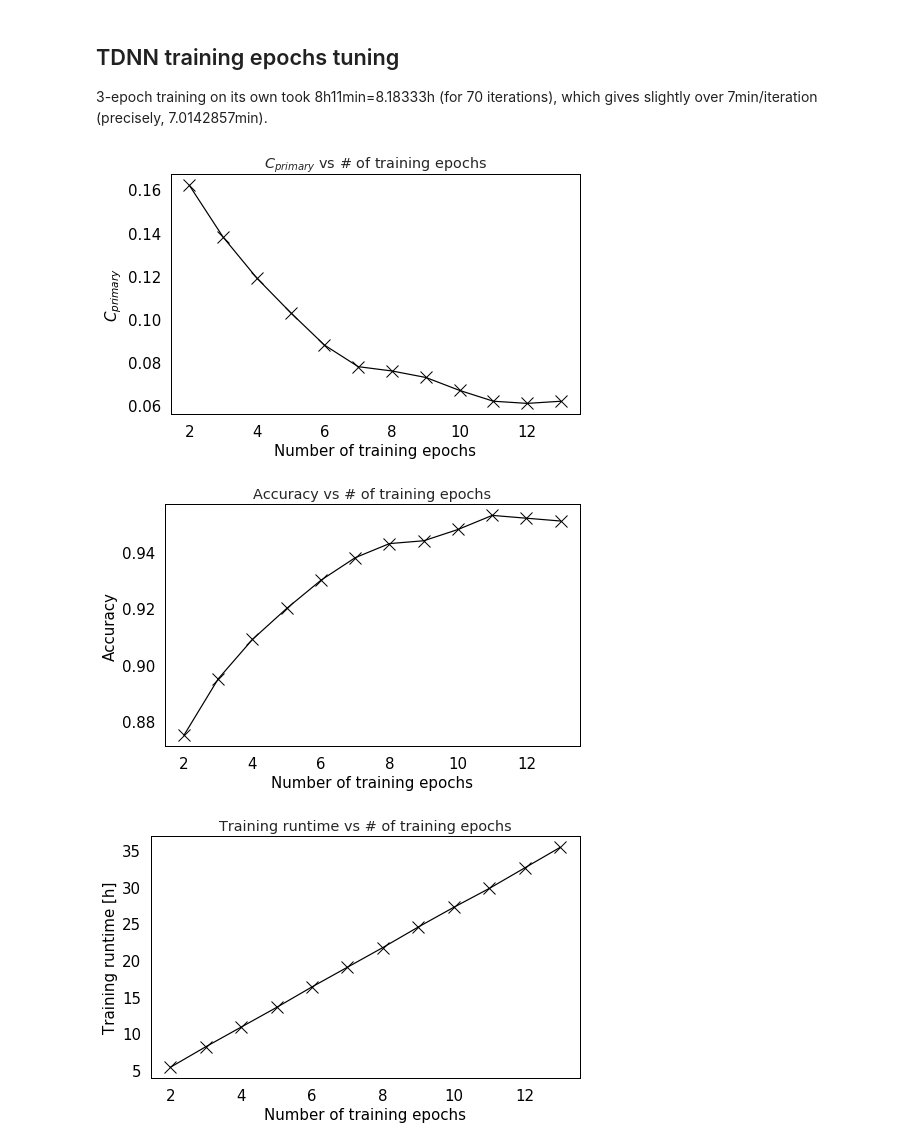
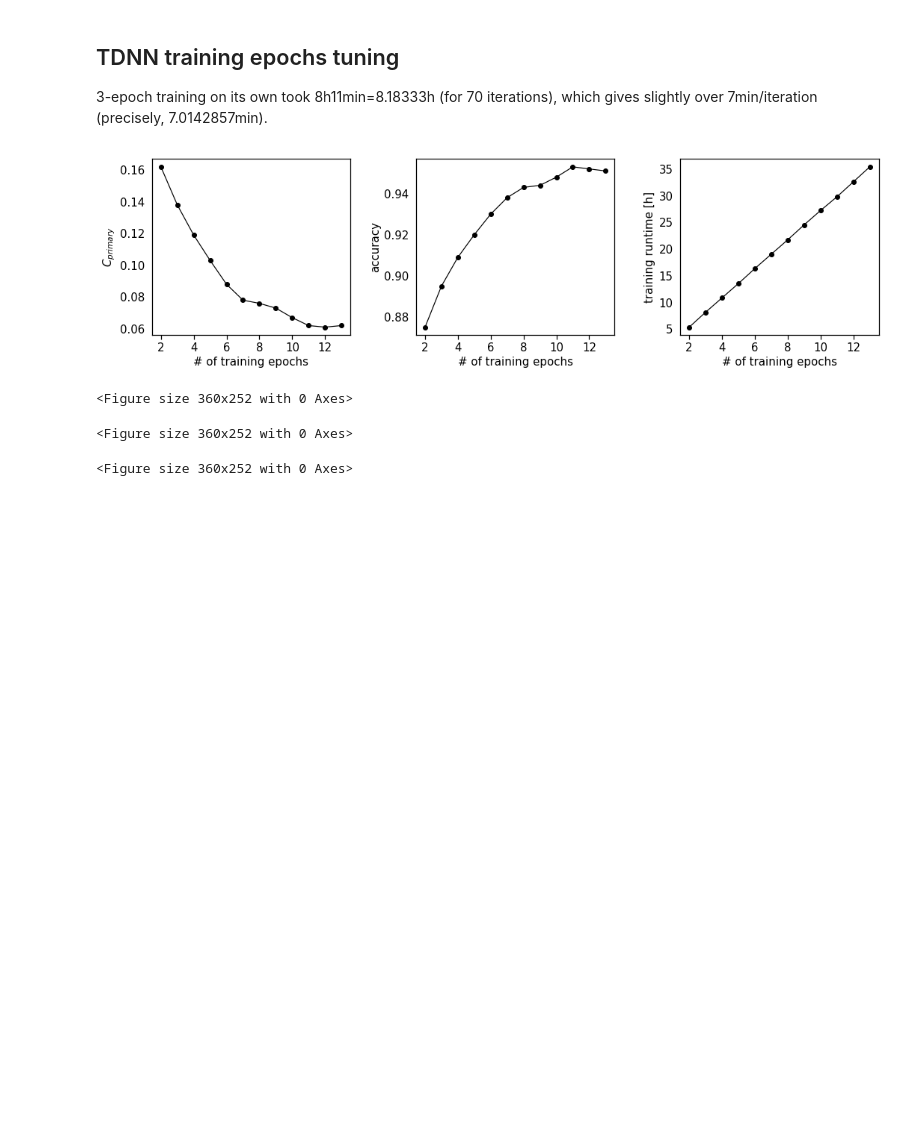
Before and after one commit to samsucik/prosodic-lid-globalphone-dissertation, a Jupyter notebook: graphing/Graphing.ipynb, the cells around one changed output. Cells and saved outputs as stored; diff of their text form; code cells hidden in the pictures; blank space fills up the shorter version.

```diff
--- a/graphing/Graphing.ipynb
+++ b/graphing/Graphing.ipynb
@@ -472,49 +546,57 @@ To recap: `normaliser=0.001, max-steps=200, mix-up=100`.
 # %%
 epochs_vals = list(range(2, 14))
 
 # epochs,acc,c_prim,num_iters
 file_path = "data/dnn-num-epochs-search.txt"
 stats = pd.read_csv(file_path)
+xlabel = "# of training epochs"
+fsize = (5, 3.5)
+xs = stats["epochs"].astype(np.int)
 
+fig, axes = plt.subplots(1, 3, figsize=(15, 4))
+
+ax = axes[0]
 data_line =[{
     "values": stats["c_prim"],
-    "xs": stats["epochs"],
+    "xs": xs,
     "label": None,
     "colour": "black",
-    "symbol": "x"
+    "symbol": "."
 }]
+graphing.plot_linear(data_line, x_label=xlabel, y_label="$C_{primary}$", ax=ax, int_ticklabels="x",
+                     legend_loc=0, figsize=fsize, ymin=None, ymax=None, use_legend=False,
+                     tight_layout=False, show_ticks="x")
 
-fig = graphing.plot_linear(data_line, x_label="Number of training epochs", y_label="$C_{primary}$",
-                legend_loc=0, figsize=(7, 4.5), ymin=None, ymax=None, use_legend=False,
-                title="$C_{primary}$ vs # of training epochs")
-graphing.save_fig(fig=fig, name="num-epochs_c-primary")
-
+ax = axes[1]
 data_line =[{
     "values": stats["acc"],
-    "xs": stats["epochs"],
+    "xs": xs,
     "label": None,
     "colour": "black",
-    "symbol": "x"
+    "symbol": "."
 }]
+graphing.plot_linear(data_line, x_label=xlabel, y_label="accuracy", ax=ax, int_ticklabels="x",
+                     legend_loc=0, figsize=fsize, ymin=None, ymax=None, use_legend=False, tight_layout=False,
+                     show_ticks="x")
 
-fig = graphing.plot_linear(data_line, x_label="Number of training epochs", y_label="Accuracy",
-                legend_loc=0, figsize=(7, 4.5), ymin=None, ymax=None, use_legend=False,
-                title="Accuracy vs # of training epochs")
-graphing.save_fig(fig=fig, name="num-epochs_accuracy")
-
+ax = axes[2]
 data_line =[{
     "values": stats["num_iters"]*7.0142857/60,
-    "xs": stats["epochs"],
+    "xs": xs,
     "label": None,
     "colour": "black",
-    "symbol": "x"
+    "symbol": "."
 }]
+graphing.plot_linear(data_line, x_label=xlabel, y_label="training runtime [h]", ax=ax, int_ticklabels="x",
+                     legend_loc=0, figsize=fsize, ymin=None, ymax=None, use_legend=False, tight_layout=False,
+                     show_ticks="x")
 
-fig = graphing.plot_linear(data_line, x_label="Number of training epochs", y_label="Training runtime [h]",
-                legend_loc=0, figsize=(7, 4.5), ymin=None, ymax=None, use_legend=False,
-                title="Training runtime vs # of training epochs")
-graphing.save_fig(fig=fig, name="num-epochs_runtime")
+fig.subplots_adjust(wspace=0.33, bottom=0.15, top=0.97, left=0.07, right=0.97)
+plt.tight_layout()
+plt.show()
+graphing.save_fig(fig=fig, name="num-epochs")
 # %% [output]
-[figure, old version]
+[figure, new version]
-[figure, removed]
-[figure, removed]
+<Figure size 360x252 with 0 Axes>
+<Figure size 360x252 with 0 Axes>
+<Figure size 360x252 with 0 Axes>
```
Also changed, not shown: parts of 9 cells of this notebook, 26 other files.
